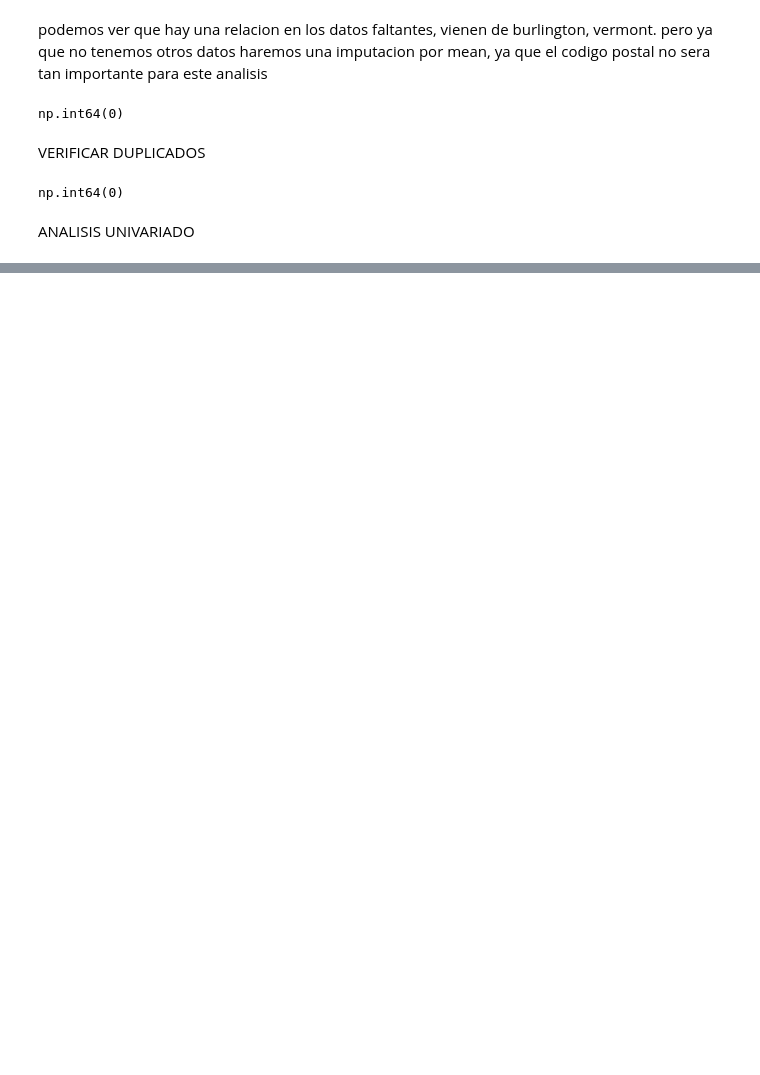
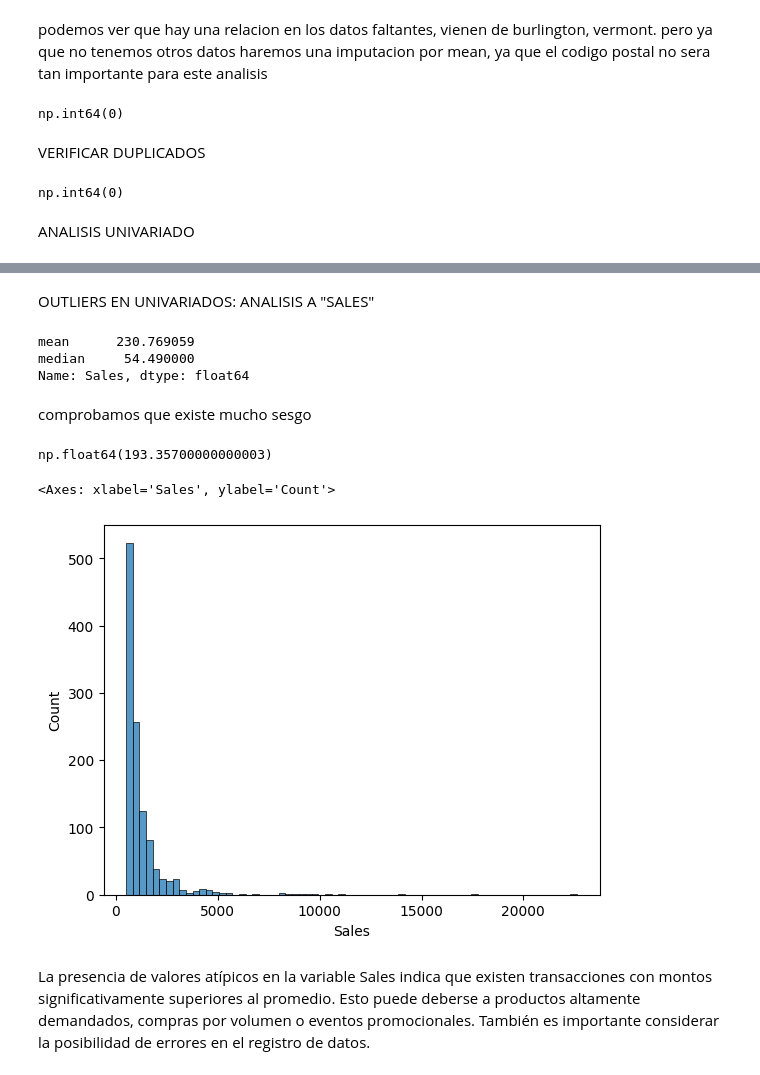
Before and after one commit to snoopynwn/analisis_de_datos_simple, a Jupyter notebook: analisis.ipynb, the cells around one changed output, grey strips where cells are left out. Drawn from its saved outputs; the diff is of its cells as text; code cells hidden in the pictures; blank space fills up the shorter version.

```diff
--- a/analisis.ipynb
+++ b/analisis.ipynb
@@ -152,3 +152,28 @@ Passing `palette` without assigning `hue` is deprecated and will be removed in v
 
   sns.barplot(x=top.values, y=top.index,palette=np.random.choice(paletas_simp))
 ... (45 outputs left out)
+# %% [markdown]
+OUTLIERS EN UNIVARIADOS:
+ANALISIS A "SALES"
+# %%
+df["Sales"].agg(["mean","median"])
+# %% [output]
+mean      230.769059
+median     54.490000
+Name: Sales, dtype: float64
+# %% [markdown]
+comprobamos que existe mucho sesgo
+# %%
+iqr = df["Sales"].quantile(0.75) - df["Sales"].quantile(0.25)
+iqr
+# %% [output]
+np.float64(193.35700000000003)
+# %%
+outliers=df.loc[df["Sales"]>df["Sales"].quantile(0.75)+iqr*1.5]
+# %%
+sns.histplot(outliers["Sales"])
+# %% [output]
+<Axes: xlabel='Sales', ylabel='Count'>
+[figure, added]
+# %% [markdown]
+La presencia de valores atípicos en la variable Sales indica que existen transacciones con montos significativamente superiores al promedio. Esto puede deberse a productos altamente demandados, compras por volumen o eventos promocionales. También es importante considerar la posibilidad de errores en el registro de datos.
```
Also changed, not shown: parts of 19 cells of this notebook, 1 other file.
